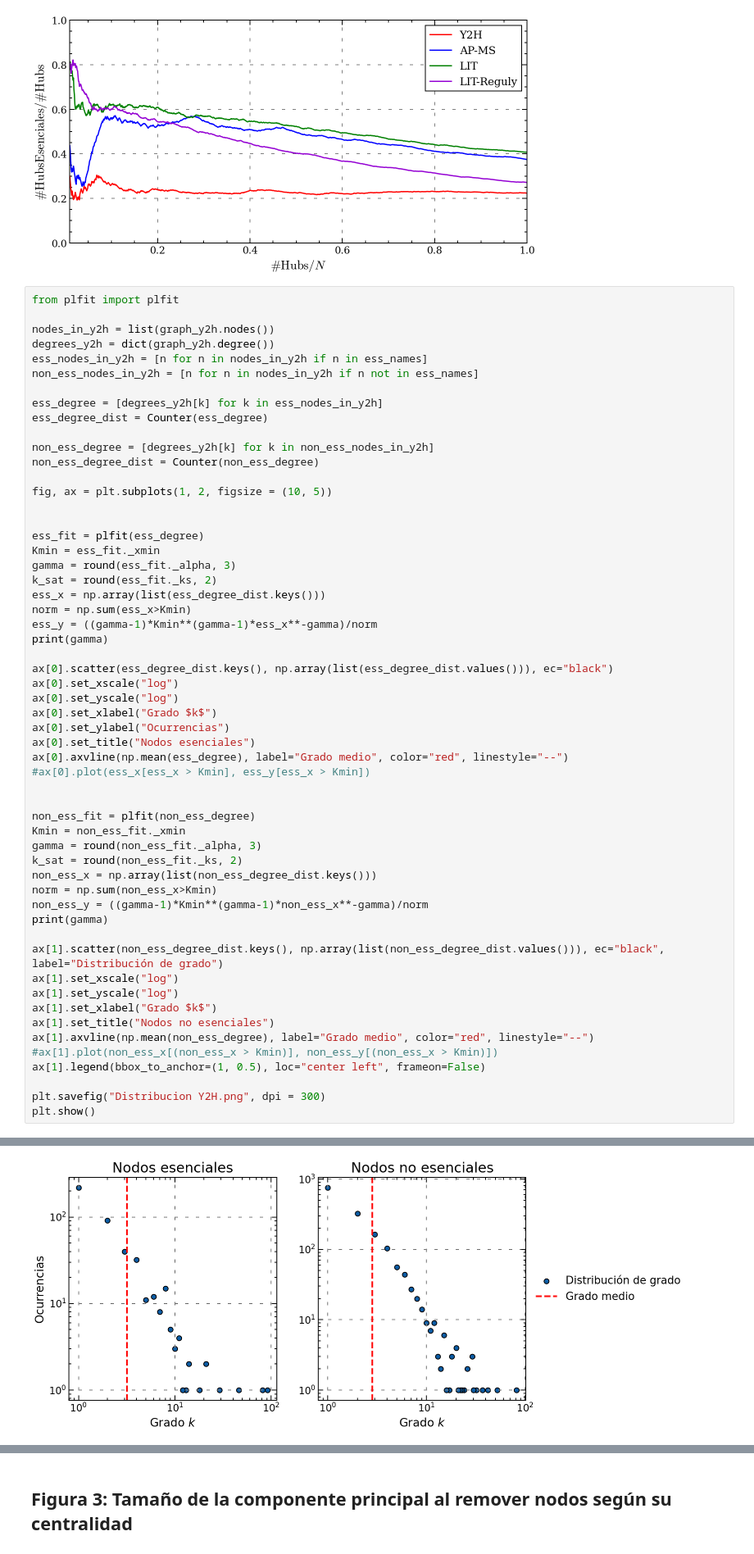
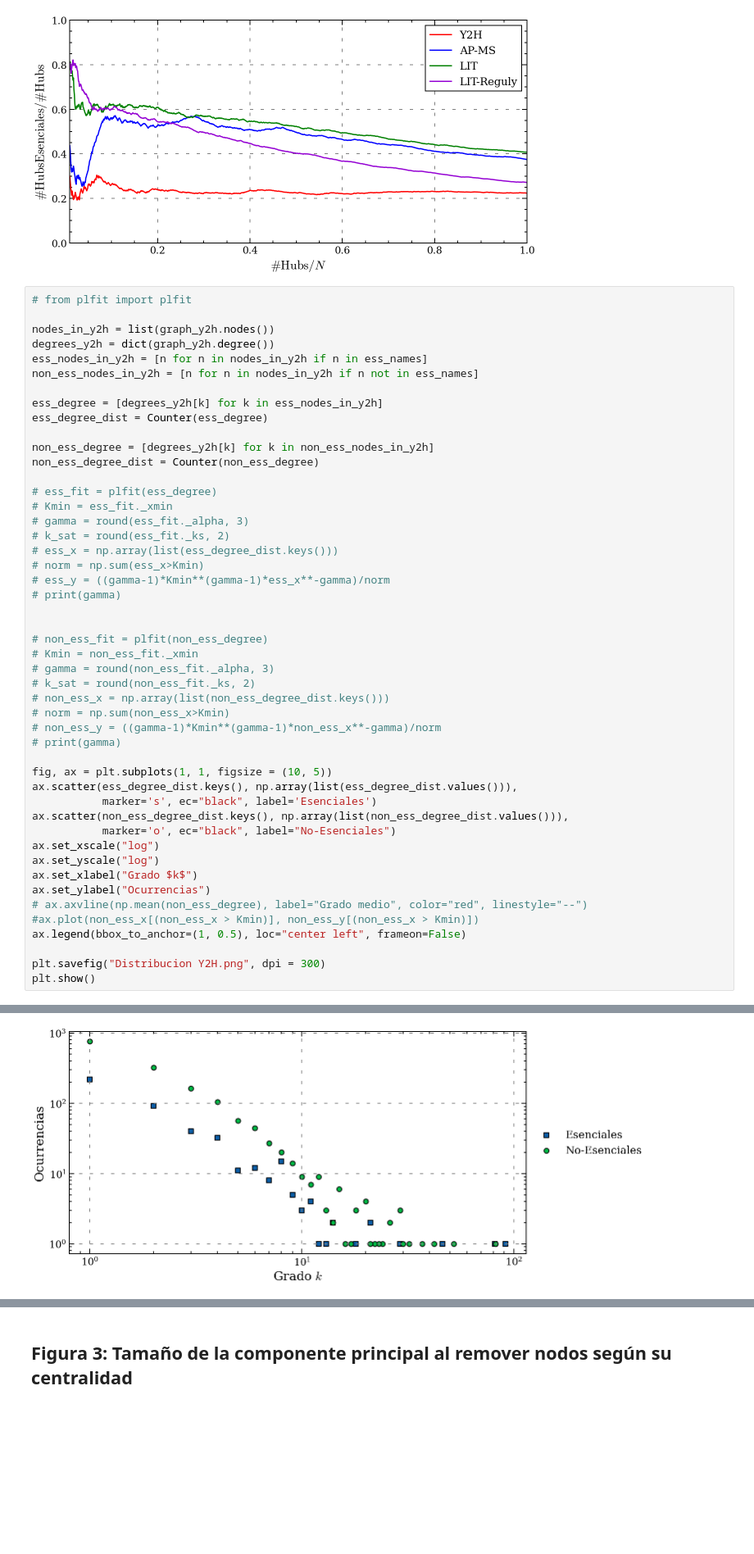
Before and after one commit to facundojgarcia02/CoNet, a Jupyter notebook: TP3/TP3 copy Facu.ipynb, the cells around one changed output, grey strips where cells are left out. Shown at 82% size. Drawn from its saved outputs; the diff is of its cells as text; blank space fills up the shorter version.

Commit message:
Estudio distribución de grado según esencialidad

```diff
--- a/TP3/TP3 copy Facu.ipynb
+++ b/TP3/TP3 copy Facu.ipynb
@@ -591,7 +591,7 @@ plt.show()
 # %% [output]
 [figure]
 # %%
-from plfit import plfit
+# from plfit import plfit
 
 nodes_in_y2h = list(graph_y2h.nodes())
 degrees_y2h = dict(graph_y2h.degree())
@@ -604,45 +604,37 @@ ess_degree_dist = Counter(ess_degree)
 non_ess_degree = [degrees_y2h[k] for k in non_ess_nodes_in_y2h]
 non_ess_degree_dist = Counter(non_ess_degree)
 
-fig, ax = plt.subplots(1, 2, figsize = (10, 5))
+# ess_fit = plfit(ess_degree)
+# Kmin = ess_fit._xmin
+# gamma = round(ess_fit._alpha, 3)
+# k_sat = round(ess_fit._ks, 2)
+# ess_x = np.array(list(ess_degree_dist.keys()))
+# norm = np.sum(ess_x>Kmin)
+# ess_y = ((gamma-1)*Kmin**(gamma-1)*ess_x**-gamma)/norm
+# print(gamma)
 
 
-ess_fit = plfit(ess_degree)
-Kmin = ess_fit._xmin
-gamma = round(ess_fit._alpha, 3)
-k_sat = round(ess_fit._ks, 2)
-ess_x = np.array(list(ess_degree_dist.keys()))
-norm = np.sum(ess_x>Kmin)
-ess_y = ((gamma-1)*Kmin**(gamma-1)*ess_x**-gamma)/norm
-print(gamma)
+# non_ess_fit = plfit(non_ess_degree)
+# Kmin = non_ess_fit._xmin
+# gamma = round(non_ess_fit._alpha, 3)
+# k_sat = round(non_ess_fit._ks, 2)
+# non_ess_x = np.array(list(non_ess_degree_dist.keys()))
+# norm = np.sum(non_ess_x>Kmin)
+# non_ess_y = ((gamma-1)*Kmin**(gamma-1)*non_ess_x**-gamma)/norm
+# print(gamma)
 
-ax[0].scatter(ess_degree_dist.keys(), np.array(list(ess_degree_dist.values())), ec="black")
-ax[0].set_xscale("log")
-ax[0].set_yscale("log")
-ax[0].set_xlabel("Grado $k$")
-ax[0].set_ylabel("Ocurrencias")
-ax[0].set_title("Nodos esenciales")
-ax[0].axvline(np.mean(ess_degree), label="Grado medio", color="red", linestyle="--")
-#ax[0].plot(ess_x[ess_x > Kmin], ess_y[ess_x > Kmin])
-
-
-non_ess_fit = plfit(non_ess_degree)
-Kmin = non_ess_fit._xmin
-gamma = round(non_ess_fit._alpha, 3)
-k_sat = round(non_ess_fit._ks, 2)
-non_ess_x = np.array(list(non_ess_degree_dist.keys()))
-norm = np.sum(non_ess_x>Kmin)
-non_ess_y = ((gamma-1)*Kmin**(gamma-1)*non_ess_x**-gamma)/norm
-print(gamma)
-
-ax[1].scatter(non_ess_degree_dist.keys(), np.array(list(non_ess_degree_dist.values())), ec="black", label="Distribución de grado")
-ax[1].set_xscale("log")
-ax[1].set_yscale("log")
-ax[1].set_xlabel("Grado $k$")
-ax[1].set_title("Nodos no esenciales")
-ax[1].axvline(np.mean(non_ess_degree), label="Grado medio", color="red", linestyle="--")
-#ax[1].plot(non_ess_x[(non_ess_x > Kmin)], non_ess_y[(non_ess_x > Kmin)])
-ax[1].legend(bbox_to_anchor=(1, 0.5), loc="center left", frameon=False)
+fig, ax = plt.subplots(1, 1, figsize = (10, 5))
+ax.scatter(ess_degree_dist.keys(), np.array(list(ess_degree_dist.values())),
+           marker='s', ec="black", label='Esenciales')
+ax.scatter(non_ess_degree_dist.keys(), np.array(list(non_ess_degree_dist.values())),
+           marker='o', ec="black", label="No-Esenciales")
+ax.set_xscale("log")
+ax.set_yscale("log")
+ax.set_xlabel("Grado $k$")
+ax.set_ylabel("Ocurrencias")
+# ax.axvline(np.mean(non_ess_degree), label="Grado medio", color="red", linestyle="--")
+#ax.plot(non_ess_x[(non_ess_x > Kmin)], non_ess_y[(non_ess_x > Kmin)])
+ax.legend(bbox_to_anchor=(1, 0.5), loc="center left", frameon=False)
 
 plt.savefig("Distribucion Y2H.png", dpi = 300)
 plt.show()
@@ -652 +642 @@ plt.show()
-[figure, old version]
+[figure, new version]
```
Also changed, not shown: parts of 2 cells of this notebook, 2 other files.
